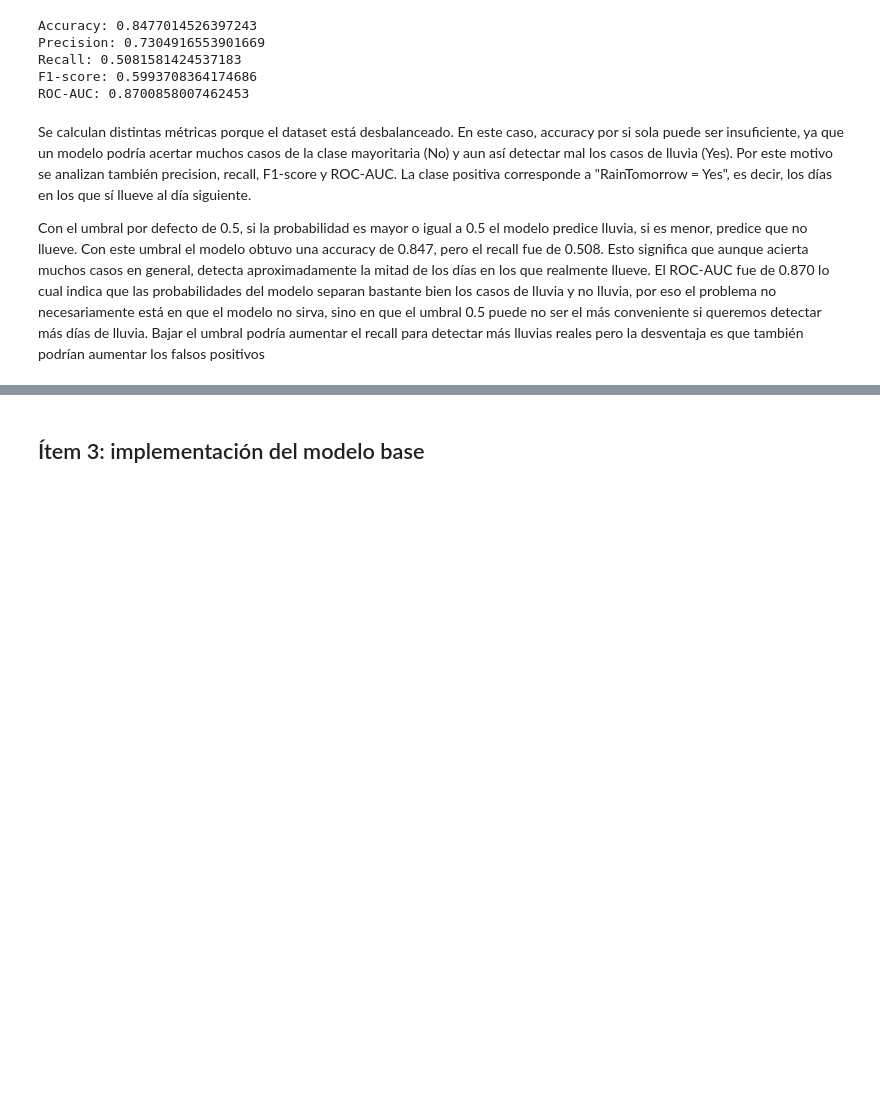
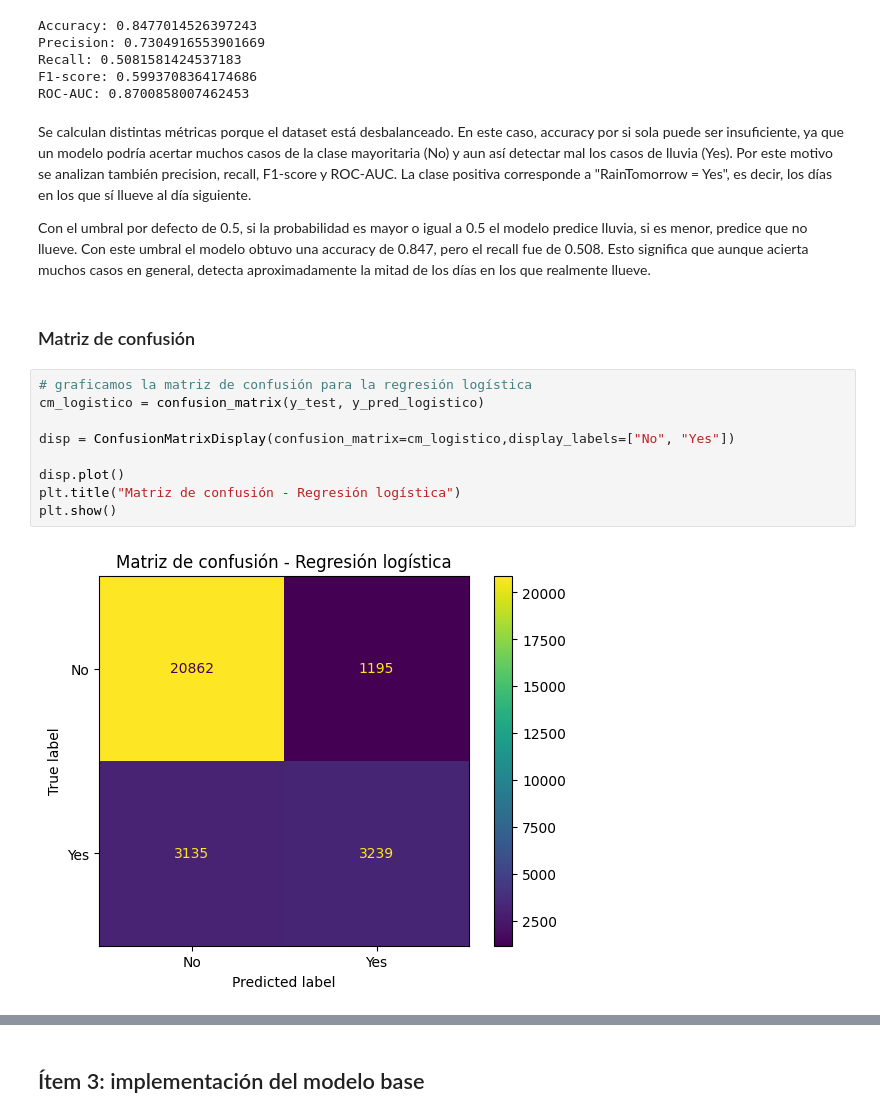
Before and after one commit to ZahirJacob/AA1-TUIA-Dimenna-Jacob-Taborda, a Jupyter notebook: TP_clasificacion_AA1.ipynb, the cells around one changed output, grey strips where cells are left out. Drawn from its saved outputs; the diff is of its cells as text; blank space fills up the shorter version.

Commit message:
Agrego descripcion de variables, matriz de confusion, y graficos para item 2

```diff
--- a/TP_clasificacion_AA1.ipynb
+++ b/TP_clasificacion_AA1.ipynb
@@ -535,4 +593,17 @@ ROC-AUC: 0.8700858007462453
 # %% [markdown]
 Se calculan distintas métricas porque el dataset está desbalanceado. En este caso, accuracy por si sola puede ser insuficiente, ya que un modelo podría acertar muchos casos de la clase mayoritaria (No) y aun así detectar mal los casos de lluvia (Yes). Por este motivo se analizan también precision, recall, F1-score y ROC-AUC. La clase positiva corresponde a "RainTomorrow = Yes", es decir, los días en los que sí llueve al día siguiente.
 
-Con el umbral por defecto de 0.5, si la probabilidad es mayor o igual a 0.5 el modelo predice lluvia, si es menor, predice que no llueve. Con este umbral el modelo obtuvo una accuracy de 0.847, pero el recall fue de 0.508. Esto significa que aunque acierta muchos casos en general, detecta aproximadamente la mitad de los días en los que realmente llueve. El ROC-AUC fue de 0.870 lo cual indica que las probabilidades del modelo separan bastante bien los casos de lluvia y no lluvia, por eso el problema no necesariamente está en que el modelo no sirva, sino en que el umbral 0.5 puede no ser el más conveniente si queremos detectar más días de lluvia. Bajar el umbral podría aumentar el recall para detectar más lluvias reales pero la desventaja es que también podrían aumentar los falsos positivos
+Con el umbral por defecto de 0.5, si la probabilidad es mayor o igual a 0.5 el modelo predice lluvia, si es menor, predice que no llueve. Con este umbral el modelo obtuvo una accuracy de 0.847, pero el recall fue de 0.508. Esto significa que aunque acierta muchos casos en general, detecta aproximadamente la mitad de los días en los que realmente llueve.
+# %% [markdown]
+### Matriz de confusión
+# %%
+# graficamos la matriz de confusión para la regresión logística
+cm_logistico = confusion_matrix(y_test, y_pred_logistico)
+
+disp = ConfusionMatrixDisplay(confusion_matrix=cm_logistico,display_labels=["No", "Yes"])
+
+disp.plot()
+plt.title("Matriz de confusión - Regresión logística")
+plt.show()
+# %% [output]
+[figure, added]
```
Also changed, not shown: parts of 25 cells of this notebook.
